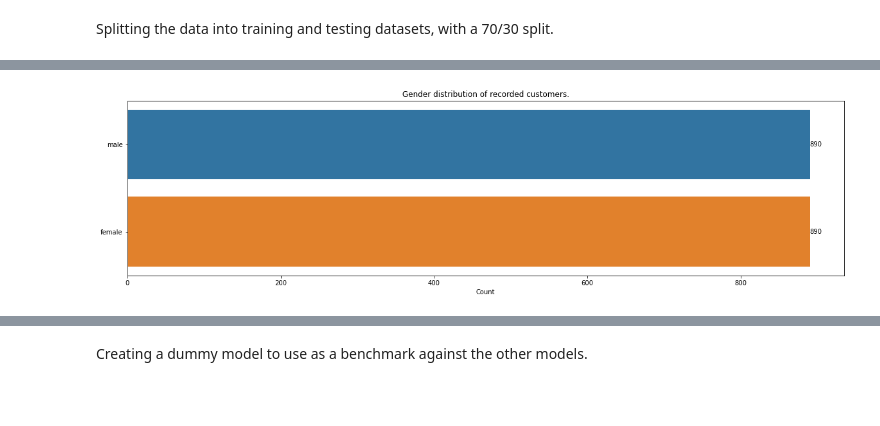
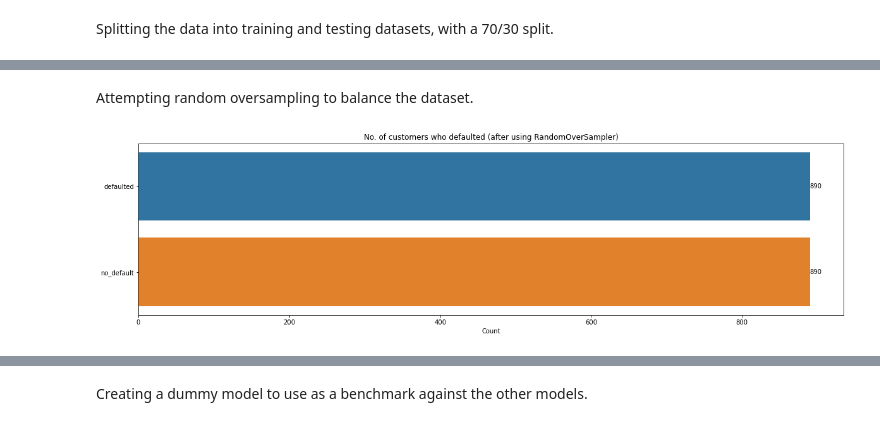
Before and after one commit to derpflections/AIML_BankDefaultClassification, a Jupyter notebook: index_classification.ipynb, the cells around one changed output, grey strips where cells are left out. Saved outputs shown, nothing was run; the diff lists cells and outputs as text; code cells hidden in the pictures; blank space fills up the shorter version.

Commit message:
compared oversampling to randomoversampling

```diff
--- a/index_classification.ipynb
+++ b/index_classification.ipynb
@@ -279,0 +289,13 @@ Performing oversampling to balance the dataset, and allow for better predictions
+# %%
+y_train.value_counts()
+initial_count = y_train.value_counts()
+# display(initial_count)
+initial_count_dict = dict(defaulted = initial_count[0], no_default=initial_count[1])
+initial_count_dict = pd.DataFrame(data = initial_count_dict, index = ["Count"])
+initial_count_dict = initial_count_dict.T
+# display(initial_count_dict)
+plt.figure(figsize = (20,5))
+ax = sns.barplot(data = initial_count_dict, x = "Count", y = initial_count_dict.index)
+ax.set(title = "No. of customers who defaulted (original from dataset.)")
+for i in ax.containers:
+    ax.bar_label(i,)
@@ -280,17 +304,20 @@ Performing oversampling to balance the dataset, and allow for better predictions
+# %% [markdown]
+Attempting random oversampling to balance the dataset.
 # %%
 ros = RandomOverSampler(random_state=42)
-X_train, y_train = ros.fit_resample(X_train, y_train)
+X_ros, y_ros = ros.fit_resample(X_train, y_train)
 
 #viewing the results of the analysis
-resample_count = y_train.value_counts()
-resample_count_dict = dict(male = resample_count[0],female=resample_count[1])
+resample_count = y_ros.value_counts()
+# display(resample_count)
+resample_count_dict = dict(defaulted = resample_count[0], no_default=resample_count[1])
 resample_count_dict = pd.DataFrame(data = resample_count_dict, index = ["Count"])
 resample_count_dict = resample_count_dict.T
 # display(resample_count_dict)
 plt.figure(figsize = (20,5))
 ax = sns.barplot(data = resample_count_dict, x = "Count", y = resample_count_dict.index)
-ax.set(title = "Gender distribution of recorded customers.")
+ax.set(title = "No. of customers who defaulted (after using RandomOverSampler)")
 for i in ax.containers:
     ax.bar_label(i,)
 # %% [output]
-[figure, old version]
+[figure, new version]
```
Also changed, not shown: parts of 17 cells of this notebook.
